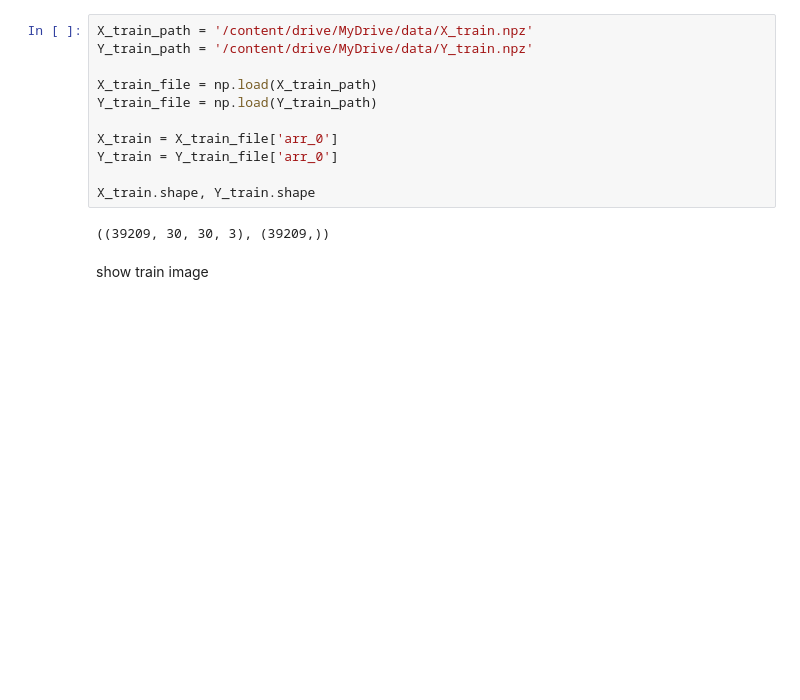
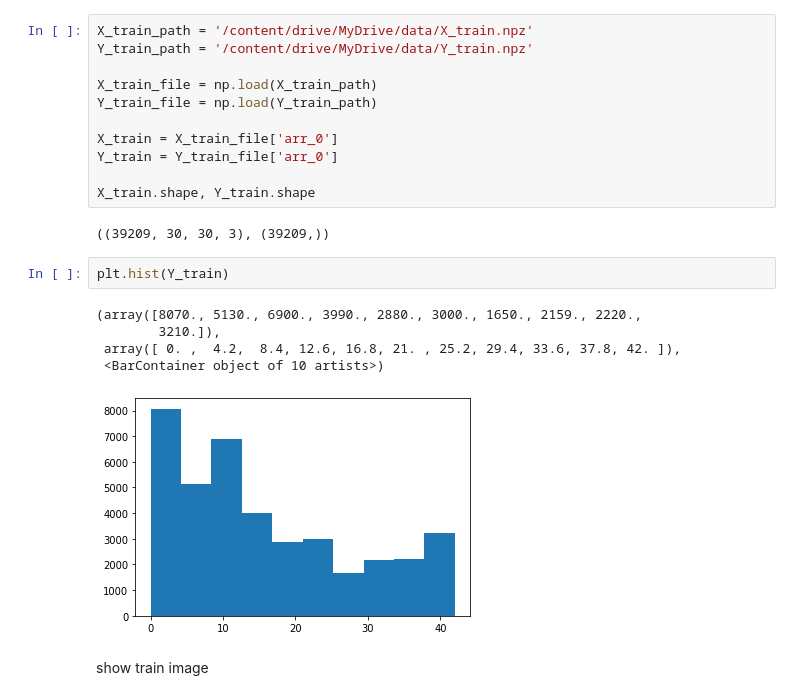
Before and after one commit to luoyuhan011/309CourseWork2, a Jupyter notebook: 309CourseWork2.ipynb, the cells around one changed output. Saved outputs shown, nothing was run; the diff lists cells and outputs as text; blank space fills up the shorter version.

```diff
--- a/309CourseWork2.ipynb
+++ b/309CourseWork2.ipynb
@@ -50,6 +50,14 @@ Y_train = Y_train_file['arr_0']
 X_train.shape, Y_train.shape
 # %% [output]
 ((39209, 30, 30, 3), (39209,))
+# %%
+plt.hist(Y_train)
+# %% [output]
+(array([8070., 5130., 6900., 3990., 2880., 3000., 1650., 2159., 2220.,
+        3210.]),
+ array([ 0. ,  4.2,  8.4, 12.6, 16.8, 21. , 25.2, 29.4, 33.6, 37.8, 42. ]),
+ <BarContainer object of 10 artists>)
+[figure, added]
 # %% [markdown]
 show train image
 # %%
```
Also changed, not shown: parts of 4 cells of this notebook.
